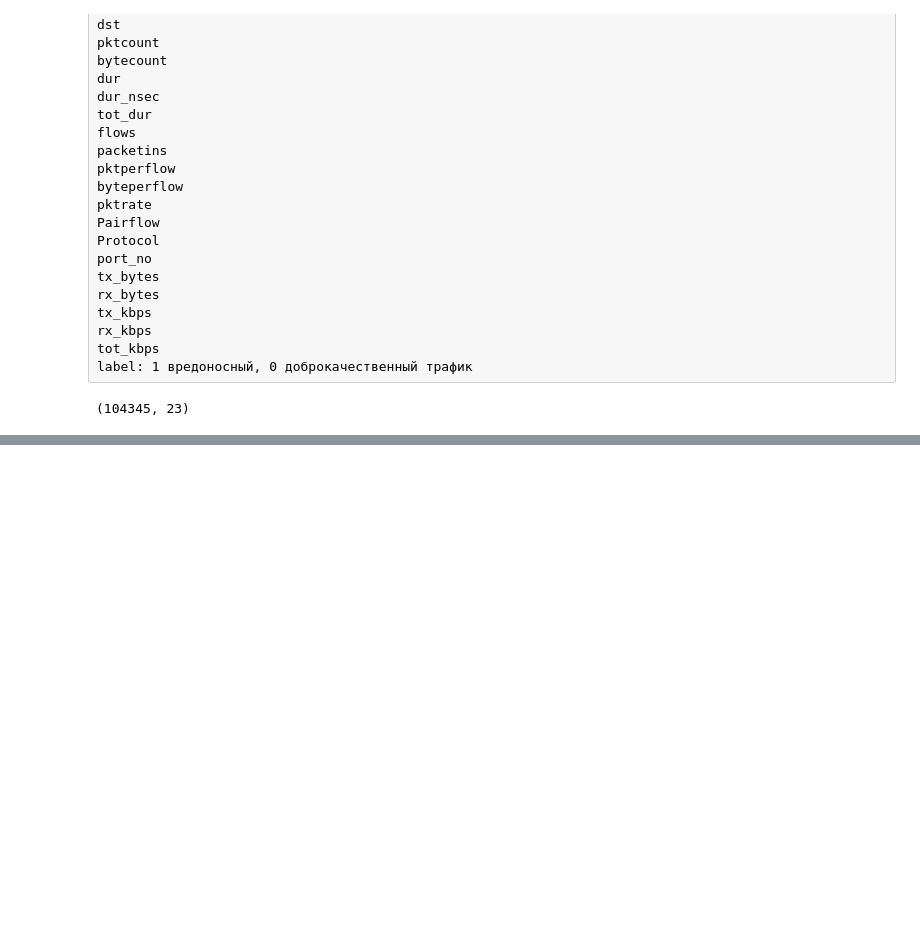
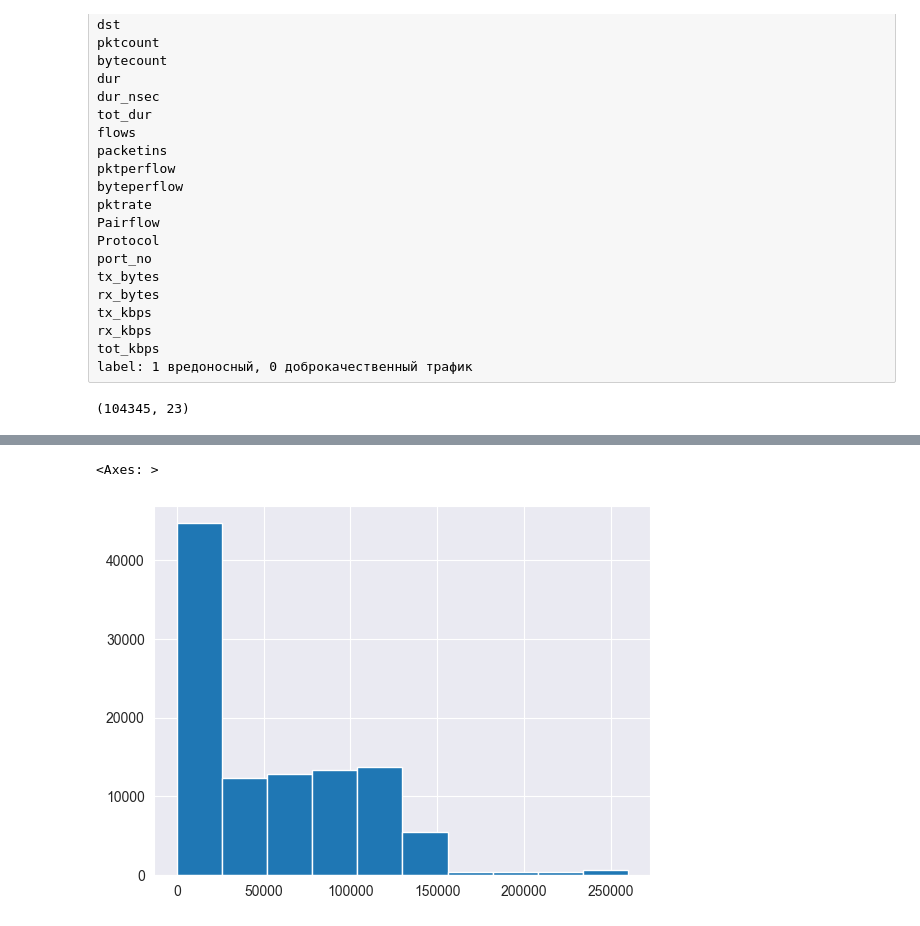
Before and after one commit to OneTells/Machine-learning, a Jupyter notebook: Eda/Jupyter/Egor.ipynb, the cells around one changed output, grey strips where cells are left out. Cells and saved outputs as stored; diff of their text form; code cells hidden in the pictures; blank space fills up the shorter version.

```diff
--- a/Eda/Jupyter/Egor.ipynb
+++ b/Eda/Jupyter/Egor.ipynb
@@ -49,0 +73,5 @@ data.head()
+# %%
+data['pktcount'].hist()
+# %% [output]
+<Axes: >
+[figure, added]
```
Also changed, not shown: parts of 5 cells of this notebook.
